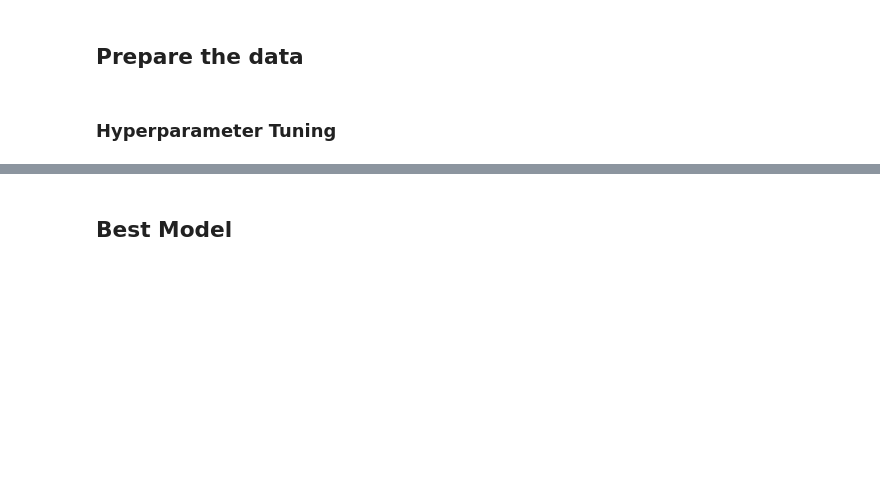
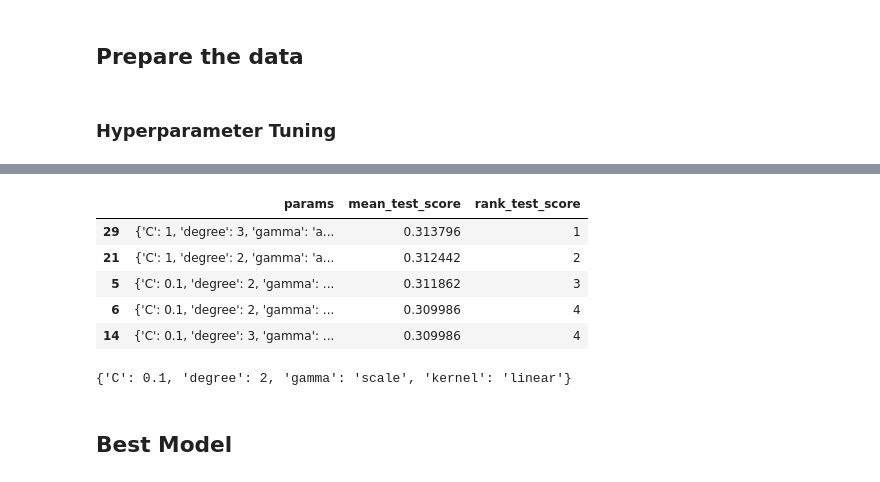
Before and after one commit to chrismca13/CFB_draft_propensity, a Jupyter notebook: notebooks/SupervisedLearning/svm_model.ipynb, the cells around one changed output, grey strips where cells are left out. Drawn from its saved outputs; the diff is of its cells as text; code cells hidden in the pictures; blank space fills up the shorter version.

```diff
--- a/notebooks/SupervisedLearning/svm_model.ipynb
+++ b/notebooks/SupervisedLearning/svm_model.ipynb
@@ -189,3 +212,17 @@ y_test = test_df[['is_drafted']]
+# %%
+results_df.head()
+# %% [output]
+|  | params | mean_test_score | rank_test_score |
+| 29 | {'C': 1, 'degree': 3, 'gamma': 'a... | 0.313796 | 1 |
+| 21 | {'C': 1, 'degree': 2, 'gamma': 'a... | 0.312442 | 2 |
+| 5 | {'C': 0.1, 'degree': 2, 'gamma': ... | 0.311862 | 3 |
+| 6 | {'C': 0.1, 'degree': 2, 'gamma': ... | 0.309986 | 4 |
+| 14 | {'C': 0.1, 'degree': 3, 'gamma': ... | 0.309986 | 4 |
+# %%
+best_parameters  = results_df['params'][0]
+print(best_parameters)
+# %% [output]
+{'C': 0.1, 'degree': 2, 'gamma': 'scale', 'kernel': 'linear'}
 # %% [markdown]
 ## Best Model
 # %%
```
Also changed, not shown: parts of 19 cells of this notebook, 1 other file.
